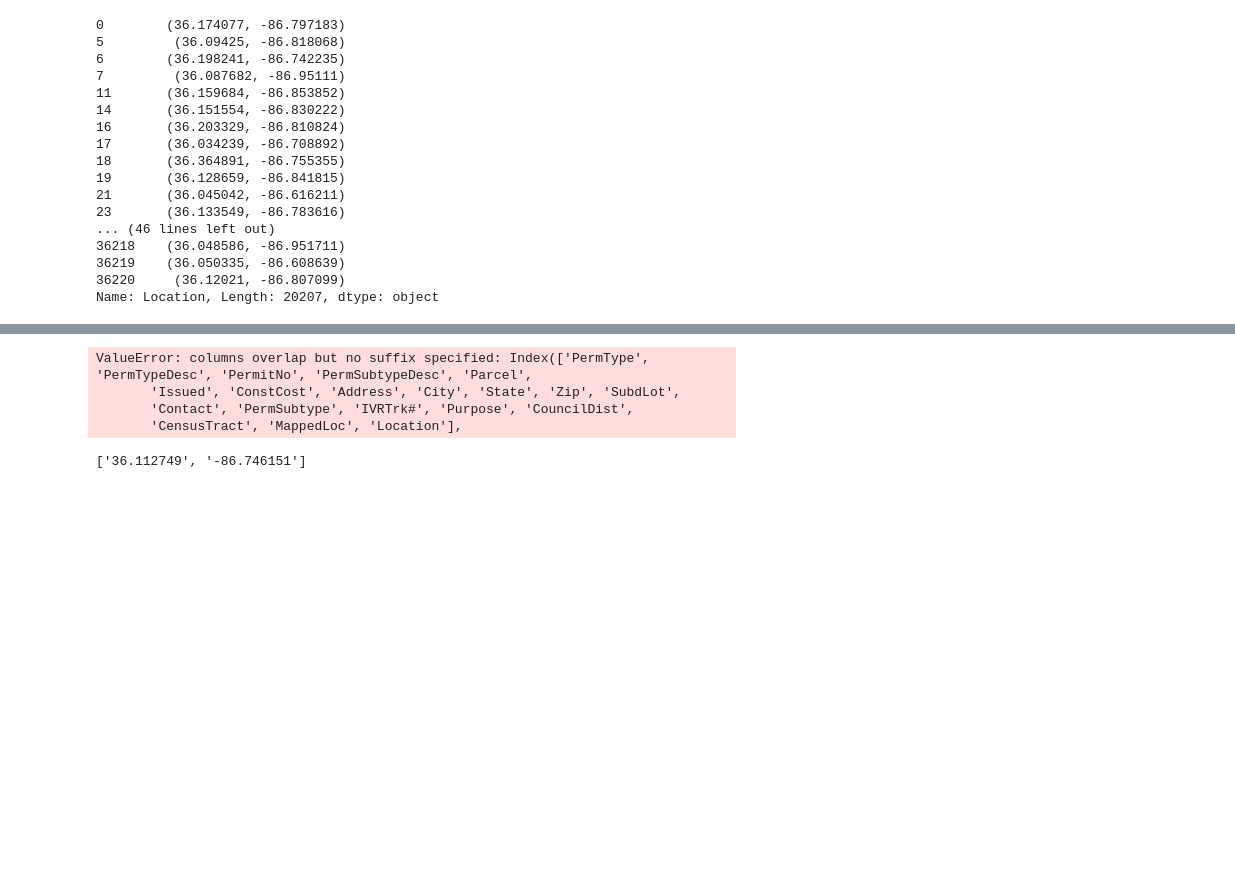
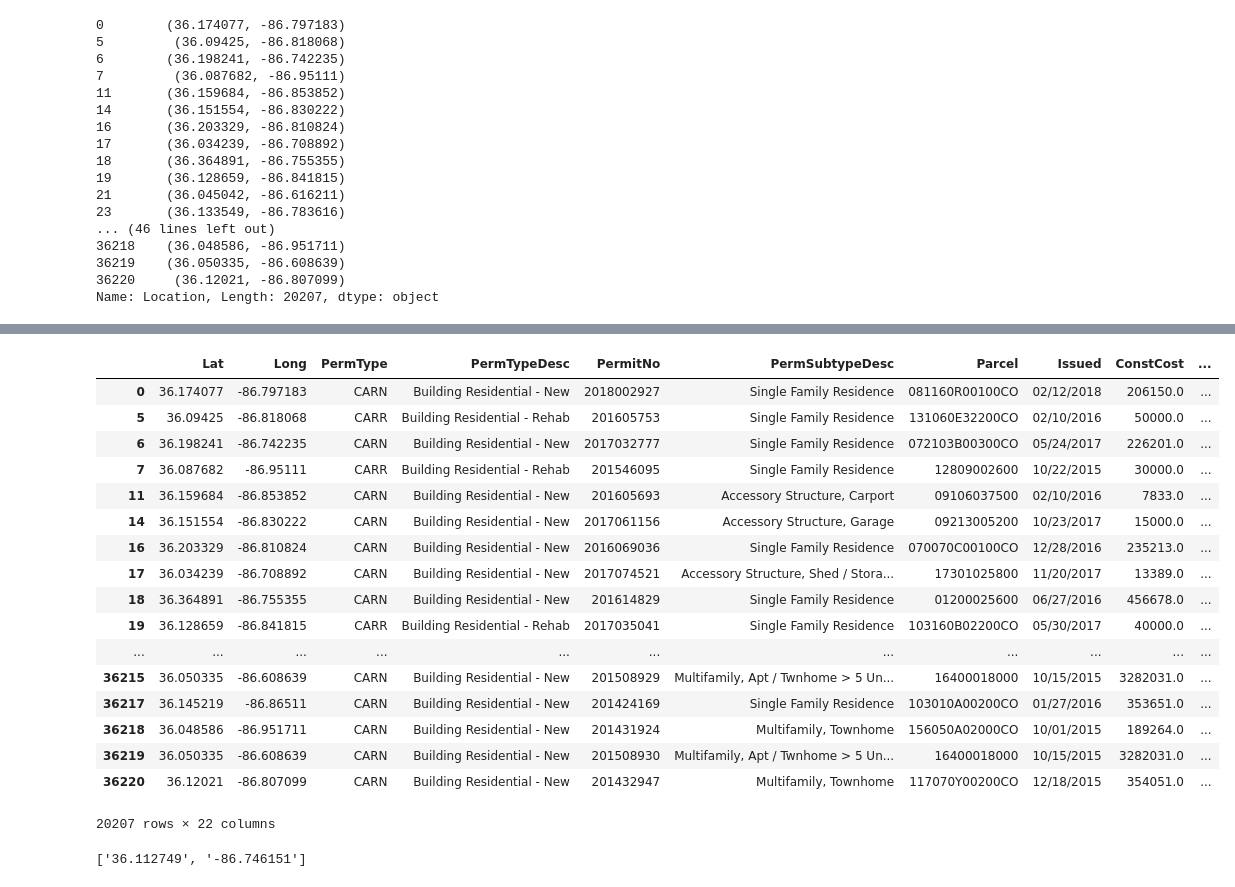
Before and after one commit to asidamo/affordable-housing, a Jupyter notebook: data-question-4-plaid-platypi.ipynb, the cells around one changed output, grey strips where cells are left out. Cells and saved outputs as stored; diff of their text form; code cells hidden in the pictures; blank space fills up the shorter version.

Commit message:
Added lat/long columns 10/17

```diff
--- a/data-question-4-plaid-platypi.ipynb
+++ b/data-question-4-plaid-platypi.ipynb
@@ -226,3 +226,7 @@ coord =pd.DataFrame(Permits_new_df['Location'] \
     .str.replace(')', '') \
     .str.replace('(', '') \
     .str.split(',', expand = True))
+
+coord.rename(columns={0:'Lat', 1:'Long'}, inplace=True)
+
+coord
@@ -229,13 +252,27 @@ coord =pd.DataFrame(Permits_new_df['Location'] \
 # %%
-coord=coord.join(Permits_new_df,how='right')
-coord.rename(columns={'0':'Latitude', '1':'Longitude'}, inplace=True)
+Coord_df=coord.join(Permits_new_df,how='right')
+#coord.rename(columns={'0':'Latitude', '1':'Longitude'}, inplace=True)
 
-coord.head()
+Coord_df
 # %% [output]
+|  | Lat | Long | PermType | PermTypeDesc | PermitNo | PermSubtypeDesc | Parcel | Issued | ConstCost | ... |
+| 0 | 36.174077 | -86.797183 | CARN | Building Residential - New | 2018002927 | Single Family Residence | 081160R00100CO | 02/12/2018 | 206150.0 | ... |
+| 5 | 36.09425 | -86.818068 | CARR | Building Residential - Rehab | 201605753 | Single Family Residence | 131060E32200CO | 02/10/2016 | 50000.0 | ... |
+| 6 | 36.198241 | -86.742235 | CARN | Building Residential - New | 2017032777 | Single Family Residence | 072103B00300CO | 05/24/2017 | 226201.0 | ... |
+| 7 | 36.087682 | -86.95111 | CARR | Building Residential - Rehab | 201546095 | Single Family Residence | 12809002600 | 10/22/2015 | 30000.0 | ... |
+| 11 | 36.159684 | -86.853852 | CARN | Building Residential - New | 201605693 | Accessory Structure, Carport | 09106037500 | 02/10/2016 | 7833.0 | ... |
+| 14 | 36.151554 | -86.830222 | CARN | Building Residential - New | 2017061156 | Accessory Structure, Garage | 09213005200 | 10/23/2017 | 15000.0 | ... |
+| 16 | 36.203329 | -86.810824 | CARN | Building Residential - New | 2016069036 | Single Family Residence | 070070C00100CO | 12/28/2016 | 235213.0 | ... |
+| 17 | 36.034239 | -86.708892 | CARN | Building Residential - New | 2017074521 | Accessory Structure, Shed / Stora... | 17301025800 | 11/20/2017 | 13389.0 | ... |
+| 18 | 36.364891 | -86.755355 | CARN | Building Residential - New | 201614829 | Single Family Residence | 01200025600 | 06/27/2016 | 456678.0 | ... |
+| 19 | 36.128659 | -86.841815 | CARR | Building Residential - Rehab | 2017035041 | Single Family Residence | 103160B02200CO | 05/30/2017 | 40000.0 | ... |
+| ... | ... | ... | ... | ... | ... | ... | ... | ... | ... | ... |
+| 36215 | 36.050335 | -86.608639 | CARN | Building Residential - New | 201508929 | Multifamily, Apt / Twnhome > 5 Un... | 16400018000 | 10/15/2015 | 3282031.0 | ... |
+| 36217 | 36.145219 | -86.86511 | CARN | Building Residential - New | 201424169 | Single Family Residence | 103010A00200CO | 01/27/2016 | 353651.0 | ... |
+| 36218 | 36.048586 | -86.951711 | CARN | Building Residential - New | 201431924 | Multifamily, Townhome | 156050A02000CO | 10/01/2015 | 189264.0 | ... |
+| 36219 | 36.050335 | -86.608639 | CARN | Building Residential - New | 201508930 | Multifamily, Apt / Twnhome > 5 Un... | 16400018000 | 10/15/2015 | 3282031.0 | ... |
+| 36220 | 36.12021 | -86.807099 | CARN | Building Residential - New | 201432947 | Multifamily, Townhome | 117070Y00200CO | 12/18/2015 | 354051.0 | ... |
-ValueError: columns overlap but no suffix specified: Index(['PermType', 'PermTypeDesc', 'PermitNo', 'PermSubtypeDesc', 'Parcel',
-       'Issued', 'ConstCost', 'Address', 'City', 'State', 'Zip', 'SubdLot',
-       'Contact', 'PermSubtype', 'IVRTrk#', 'Purpose', 'CouncilDist',
-       'CensusTract', 'MappedLoc', 'Location'],
+20207 rows × 22 columns
 # %%
 result=re.findall('-?\d*\.\d*',Building_Permits.MappedLoc[2])
 # %%
```
Also changed, not shown: parts of 2 cells of this notebook.
